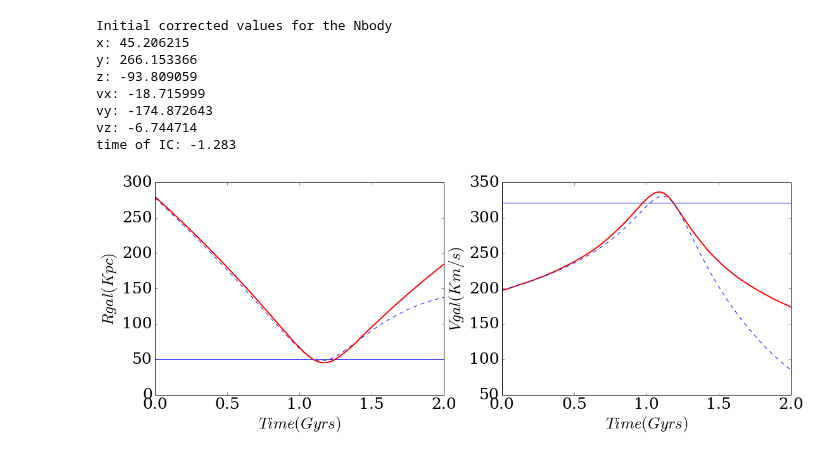
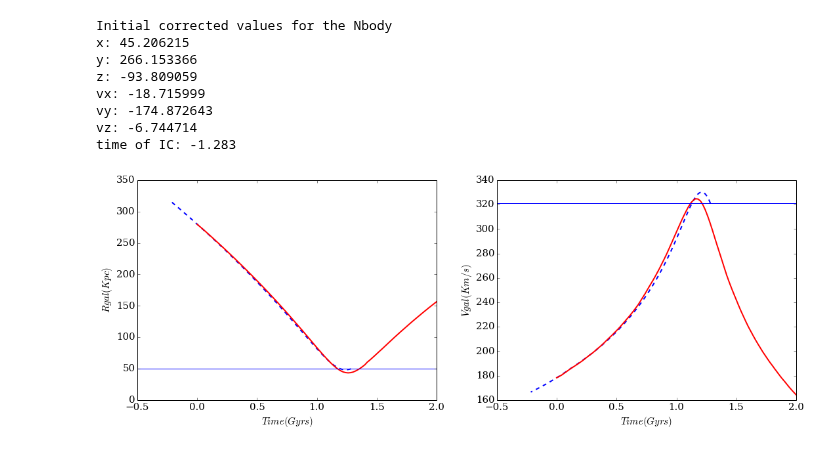
Before and after one commit to jngaravitoc/LMC-MW, a Jupyter notebook: code/LMC_orbit/Analytic.ipynb, the cells around one changed output. Saved outputs shown, nothing was run; the diff lists cells and outputs as text; code cells hidden in the pictures.

```diff
--- a/code/LMC_orbit/Analytic.ipynb
+++ b/code/LMC_orbit/Analytic.ipynb
@@ -13,0 +12,10 @@ real_v  = np.sqrt((-57.0)**2 + (-226.0)**2 + (221.0)**2)
+# %%
+real_x = -1.0
+real_y = -41.0
+real_z = -28.0
+real_vx = -57.0
+real_vy = -226.0
+real_vz = 221.0
+real_r = np.sqrt((real_x)**2 + (real_y)**2 + (real_z)**2)
+real_v  = np.sqrt((real_vx)**2 + (real_vy)**2 + (real_vz)**2)
+print real_r, real_v
@@ -134,34 +144,23 @@ vx: -18.715999
 vy: -174.872643
 vz: -6.744714
 time of IC: -1.283
+# %%
+t2NB, x2NB, y2NB, z2NB, vx2NB, vy2NB, vz2NB, R2NB, V2NB = reading_NB('LMCMWa1N.txt')
 # %%
 figure(figsize=(18, 6))
 subplot(1, 2, 1)
-#plot(t12, R12, ls='--')
-#plot(t13, R13, ls='--')
-#plot(t14, R14, ls='--')
-plot(t15, R15, ls='--')
-plot(t16, R16, ls='--')
-
+plot(t1 - tic, R1, ls='--', lw=2)
+plot(t2NB, R2NB, lw=2, c='r')
 plt.axhline(real_r)
-#plot(t16, R16)
-#plot(t17, R17)
-plot(tNB14, RNB14, lw=2, c='r')
 plt.xlabel('$Time(Gyrs)$')
 plt.ylabel('$Rgal(Kpc)$')
 
 subplot(1, 2, 2)
-plot(tNB14, VNB14, lw=2, c='r')
-#plot(t12, V12, ls='--')
-#plot(t13, V13, ls='--')
-#plot(t14, V14, ls='--')
-plot(t15, V15, ls='--')
-#plot(t16, V16, ls='--')
+plot(t1 - tic, V1, ls='--', lw=2)
+plot(t2NB, V2NB, lw=2, c='r')
 plt.axhline(real_v)
-#plot(t16, V16)
-#plot(t17, V17)
 plt.xlabel('$Time(Gyrs)$')
 plt.ylabel('$Vgal(Km/s)$')
 savefig('finding_ICs.png', bbox_inches='tight')
 # %% [output]
-[figure, old version]
+[figure, new version]
```
Also changed, not shown: parts of 21 cells of this notebook.
